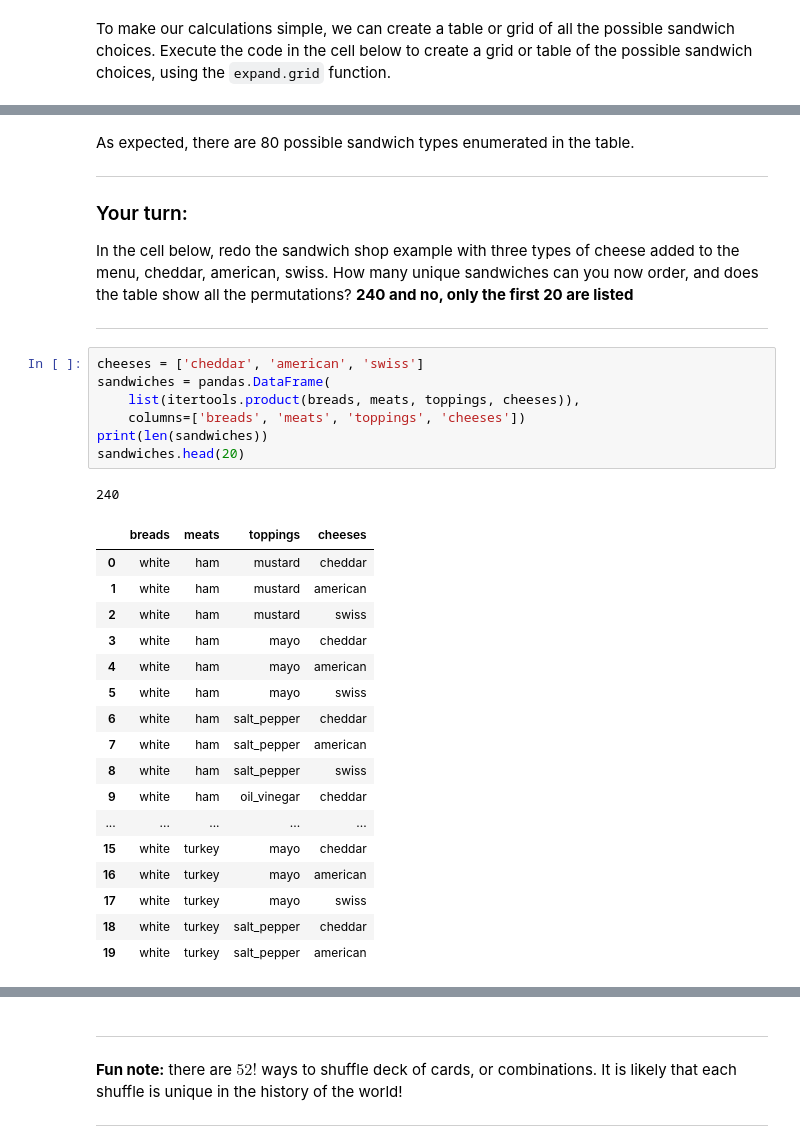
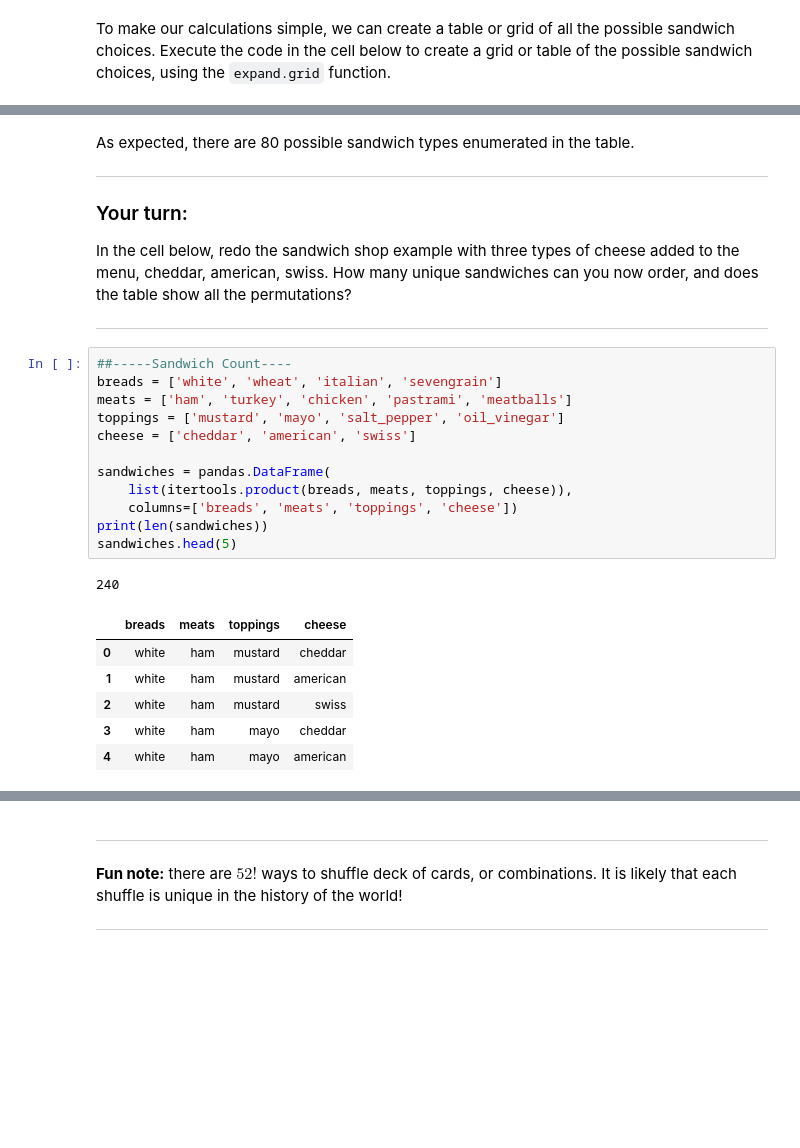
Before and after one commit to tylercrosse/DATASCI410, a Jupyter notebook: workshops/L03-1-CountsAndCombinatorics-AnswerKey.ipynb, the cells around one changed output, grey strips where cells are left out. Saved outputs shown, nothing was run; the diff lists cells and outputs as text; blank space fills up the shorter version.

```diff
--- a/workshops/L03-1-CountsAndCombinatorics.ipynb
+++ b/workshops/L03-1-CountsAndCombinatorics-AnswerKey.ipynb
@@ -88,34 +81,28 @@ As expected, there are 80 possible sandwich types enumerated in the table.
 
 ***
 ### Your turn:
-In the cell below, redo the sandwich shop example with three types of cheese added to the menu, cheddar, american, swiss. How many unique sandwiches can you now order, and does the table show all the permutations? **240 and no, only the first 20 are listed**
+In the cell below, redo the sandwich shop example with three types of cheese added to the menu, cheddar, american, swiss. How many unique sandwiches can you now order, and does the table show all the permutations?
 ***
 # %%
-cheeses = ['cheddar', 'american', 'swiss']
+##-----Sandwich Count----
+breads = ['white', 'wheat', 'italian', 'sevengrain']
+meats = ['ham', 'turkey', 'chicken', 'pastrami', 'meatballs']
+toppings = ['mustard', 'mayo', 'salt_pepper', 'oil_vinegar']
+cheese = ['cheddar', 'american', 'swiss']
+
 sandwiches = pandas.DataFrame(
-    list(itertools.product(breads, meats, toppings, cheeses)),
-    columns=['breads', 'meats', 'toppings', 'cheeses'])
+    list(itertools.product(breads, meats, toppings, cheese)),
+    columns=['breads', 'meats', 'toppings', 'cheese'])
 print(len(sandwiches))
-sandwiches.head(20)
+sandwiches.head(5)
 # %% [output]
 240
-|  | breads | meats | toppings | cheeses |
+|  | breads | meats | toppings | cheese |
 | 0 | white | ham | mustard | cheddar |
 | 1 | white | ham | mustard | american |
 | 2 | white | ham | mustard | swiss |
 | 3 | white | ham | mayo | cheddar |
 | 4 | white | ham | mayo | american |
-| 5 | white | ham | mayo | swiss |
-| 6 | white | ham | salt_pepper | cheddar |
-| 7 | white | ham | salt_pepper | american |
-| 8 | white | ham | salt_pepper | swiss |
-| 9 | white | ham | oil_vinegar | cheddar |
-| ... | ... | ... | ... | ... |
-| 15 | white | turkey | mayo | cheddar |
-| 16 | white | turkey | mayo | american |
-| 17 | white | turkey | mayo | swiss |
-| 18 | white | turkey | salt_pepper | cheddar |
-| 19 | white | turkey | salt_pepper | american |
 # %% [markdown]
 ###  Factorials and permutations
 
```
Also changed, not shown: parts of 10 cells of this notebook, 4 other files.
